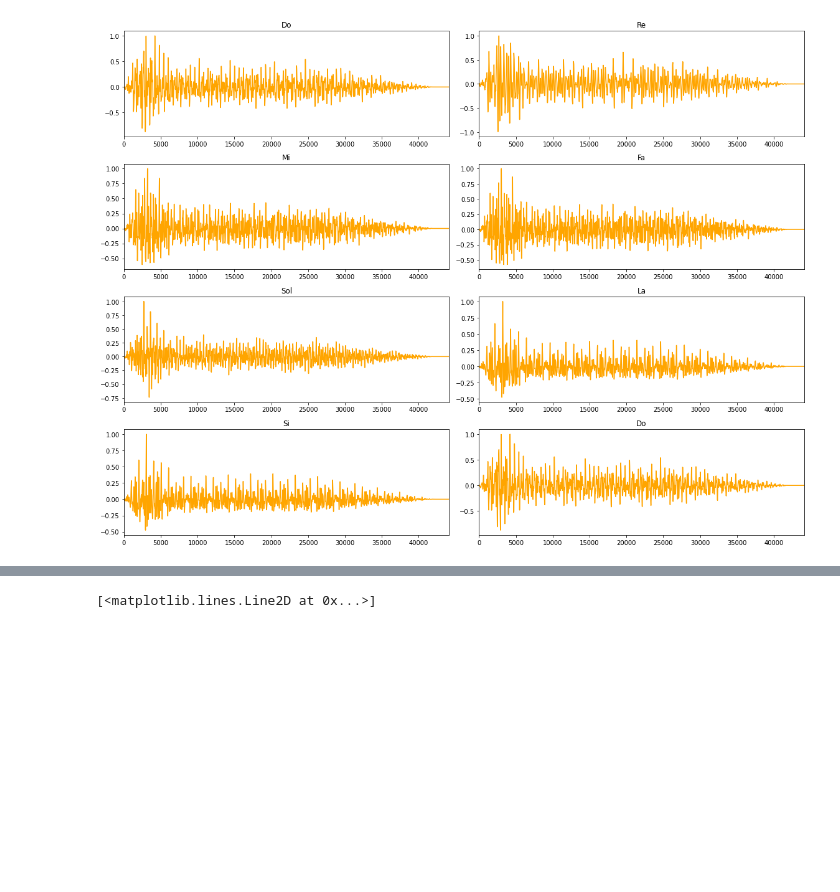
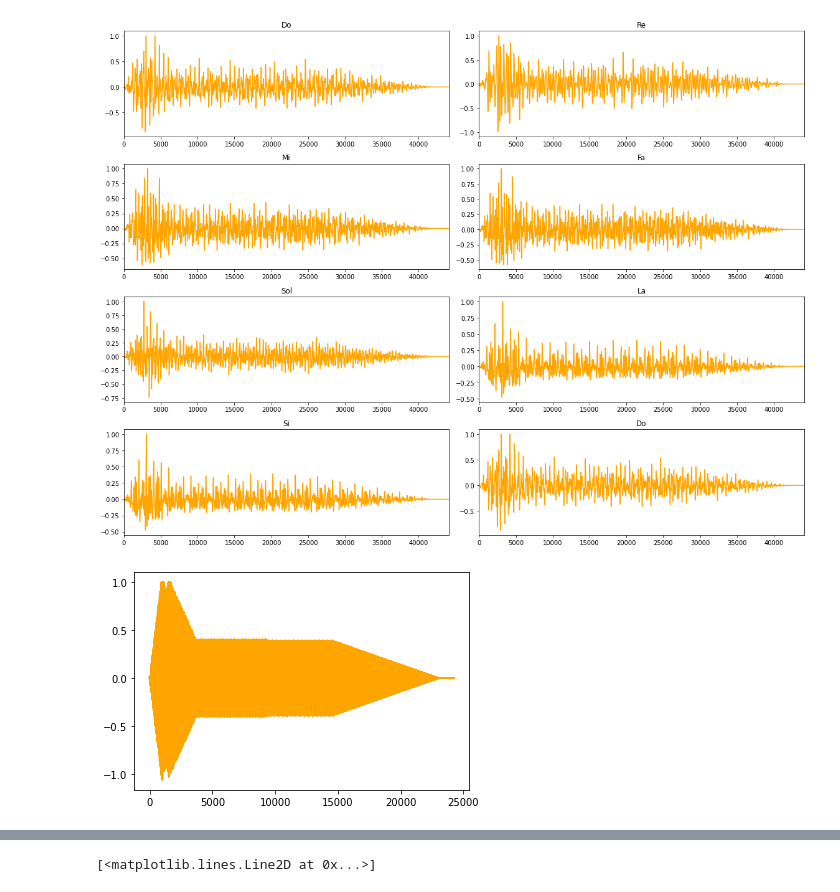
Before and after one commit to ivanvlam/IEE2103, a Jupyter notebook: proyecto.ipynb, the cells around one changed output, grey strips where cells are left out. Saved outputs shown, nothing was run; the diff lists cells and outputs as text; code cells hidden in the pictures; blank space fills up the shorter version.

```diff
--- a/proyecto.ipynb
+++ b/proyecto.ipynb
@@ -528,3 +525,7 @@ for elemento in cancion:
+# %%
+tocar_cancion(cancion, 1.6)
+# %% [output]
+[figure, added]
 # %%
 def delay(sonido, tiempo_delay, coeficiente, fm = 44100):
 
```
Also changed, not shown: parts of 17 cells of this notebook.
